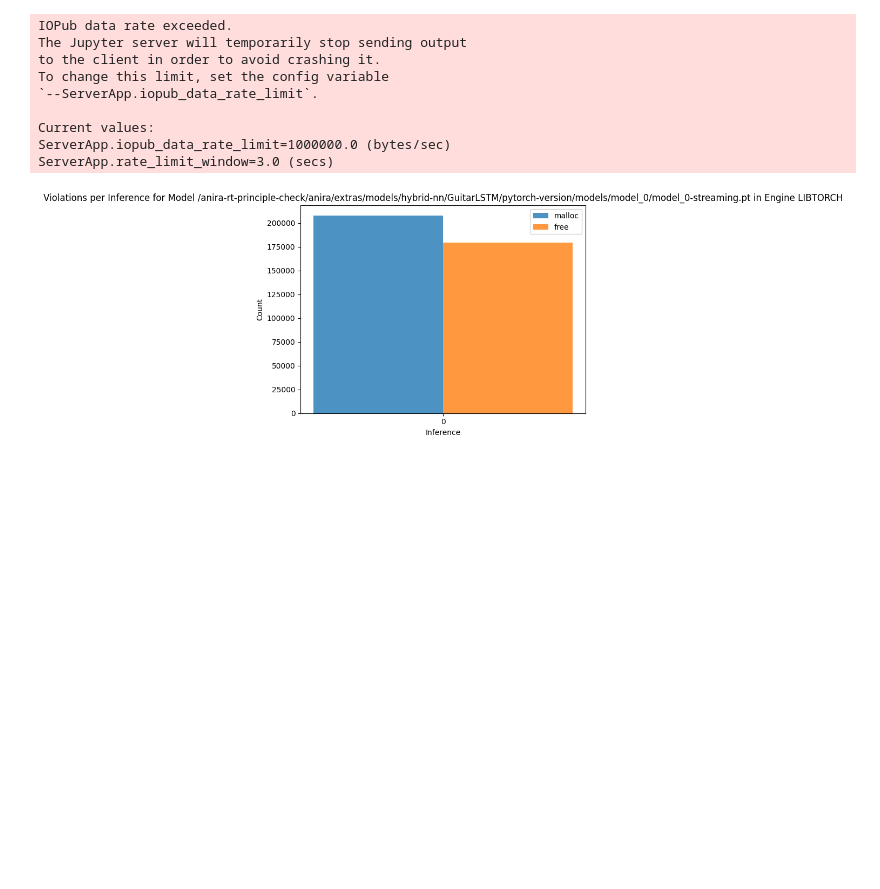
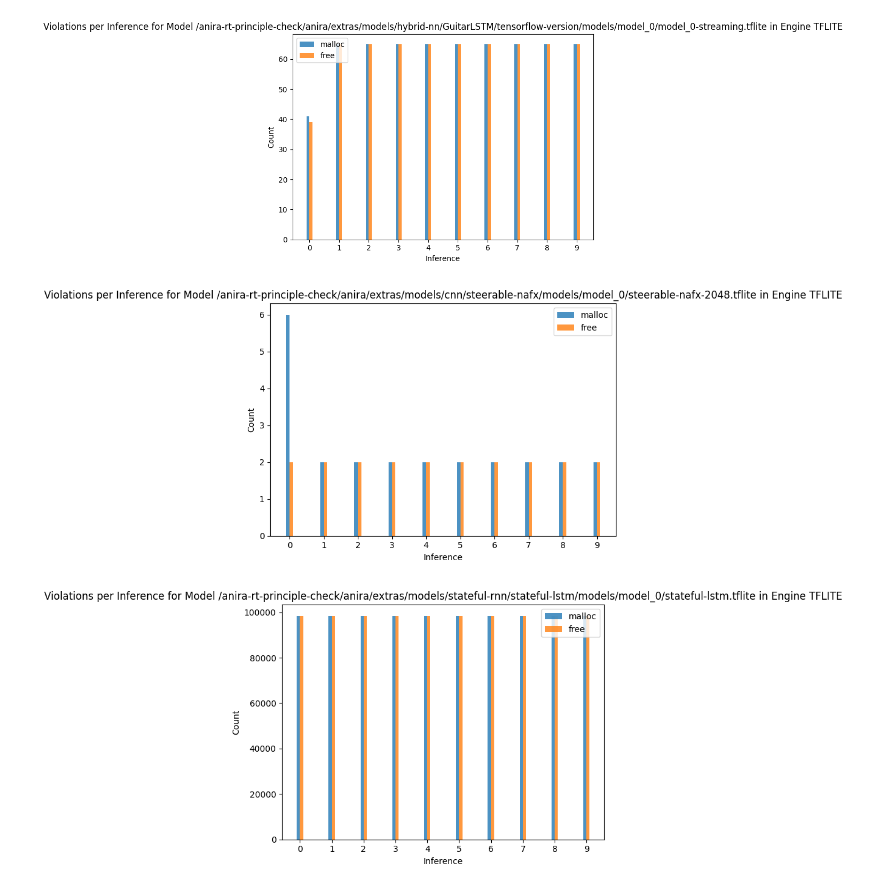
Before and after one commit to anira-project/anira-rt-principle-check, a Jupyter notebook: eval/ValidateInferenceEngines.ipynb, the cells around one changed output. Saved outputs shown, nothing was run; the diff lists cells and outputs as text; code cells hidden in the pictures; blank space fills up the shorter version.

```diff
--- a/eval/ValidateInferenceEngines.ipynb
+++ b/eval/ValidateInferenceEngines.ipynb
@@ -1,7 +1,7 @@
 # %%
 import re
 # %%
-file_path = 'D:/Code/projects/python/g711/thesis/validate-inference-engines-libtorch.txt'
+file_path = 'D:/Code/projects/python/g711/thesis/validate-inference-engines-onnx.txt'
 
 with open(file_path, 'r') as file:
     document_content = file.read()
@@ -40,21 +40,9 @@ for line in document_content.split('\n'):
     violation_match = re.search(violation_regex, line)
     if violation_match:
         violation = violation_match.group(1)
-        if violation in ["malloc", "free"]:
-            data_structure[current_engine][current_model][current_inference].append(violation)
+        data_structure[current_engine][current_model][current_inference].append(violation)
 
-# Example of accessing the data
-print(data_structure)
+#print(data_structure)
-# %% [output]
-IOPub data rate exceeded.
-The Jupyter server will temporarily stop sending output
-to the client in order to avoid crashing it.
-To change this limit, set the config variable
-`--ServerApp.iopub_data_rate_limit`.
-
-Current values:
-ServerApp.iopub_data_rate_limit=1000000.0 (bytes/sec)
-ServerApp.rate_limit_window=3.0 (secs)
 # %%
 import matplotlib.pyplot as plt
 import numpy as np
@@ -101,9 +89,9 @@ def plot_violations_per_model(data_structure, engine):
 
         plt.tight_layout()
         plt.show()
-
-# Example plotting for ONNX engine
-plot_violations_per_model(data_structure, 'LIBTORCH')
-# This function generates a plot for each model within the specified engine, showing the count of each type of violation across all inferences.
-# %% [output]
-[figure, removed]
+# %%
+plot_violations_per_model(data_structure, 'TFLITE')
+# %% [output]
+[figure, added]
+[figure, added]
+[figure, added]
```
Also changed, not shown: parts of 2 cells of this notebook.
